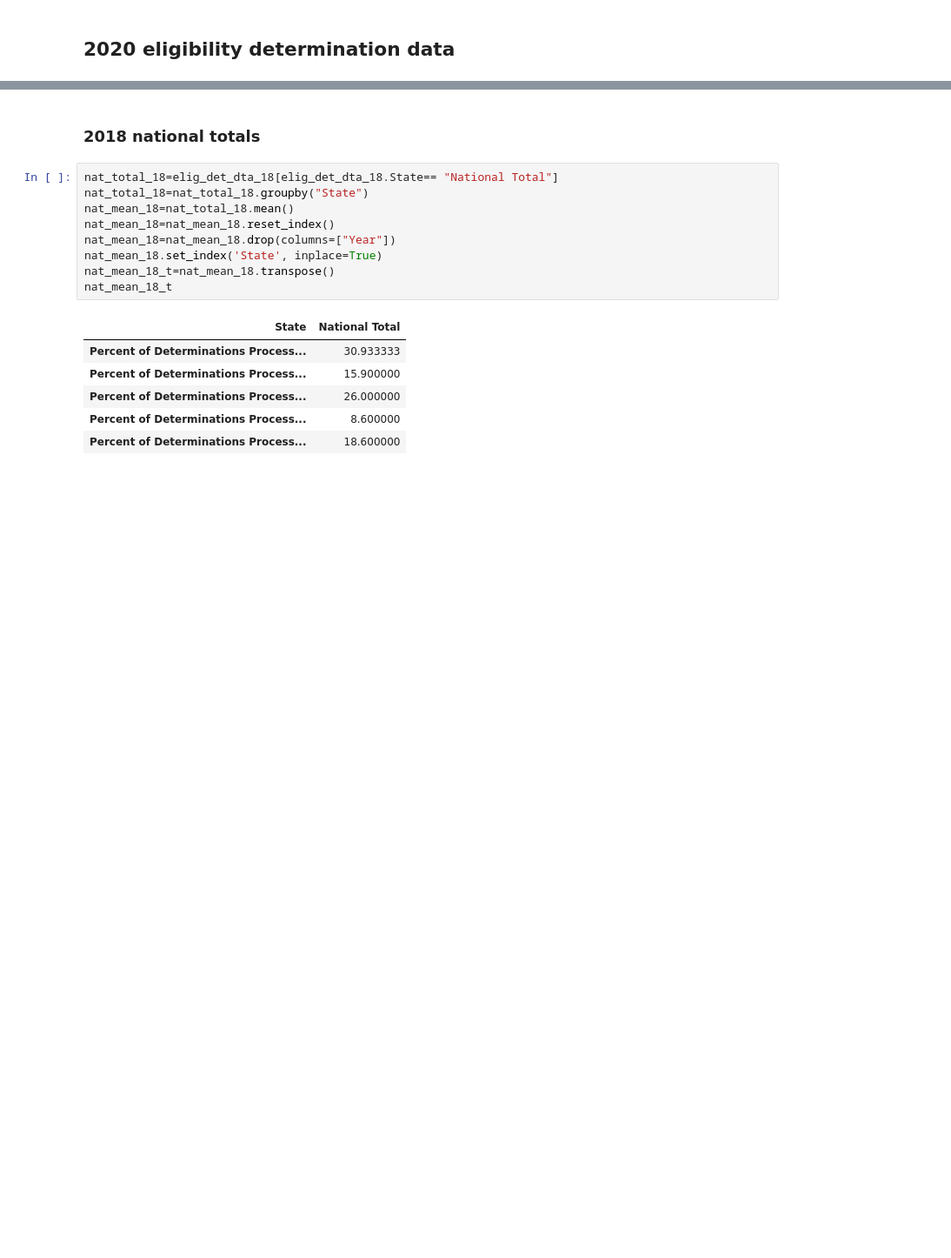
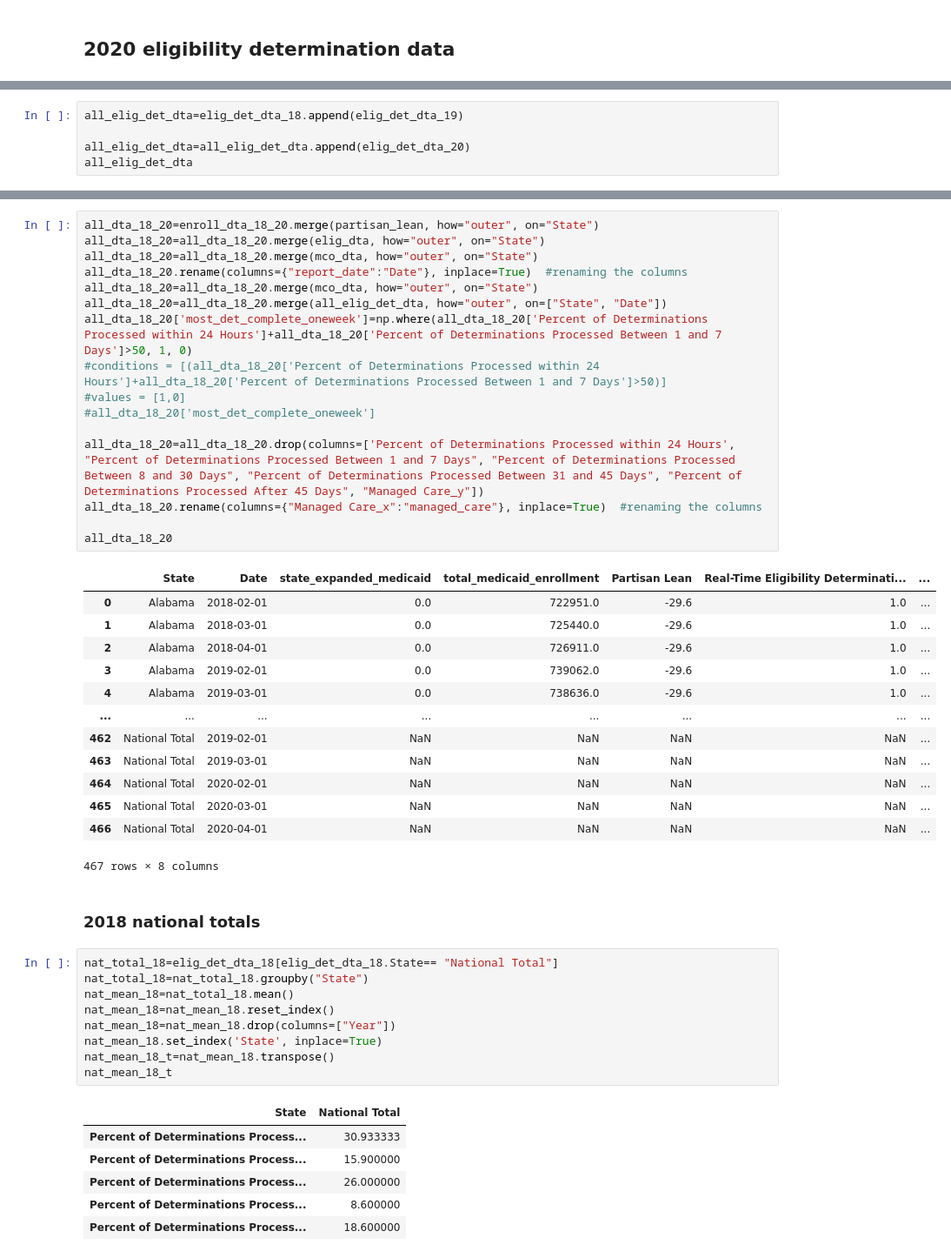
Before and after one commit to carolineeadams/Medicaid_Application_Processing_Time, a Jupyter notebook: Data Joining and Manipulation.ipynb, the cells around one changed output, grey strips where cells are left out. Shown at 87% size. Drawn from its saved outputs; the diff is of its cells as text; blank space fills up the shorter version.

Commit message:
continued work on final report

```diff
--- a/Data Joining and Manipulation.ipynb
+++ b/Data Joining and Manipulation.ipynb
@@ -286,0 +348,5 @@ elig_det_dta_20
+# %%
+all_elig_det_dta=elig_det_dta_18.append(elig_det_dta_19)
+
+all_elig_det_dta=all_elig_det_dta.append(elig_det_dta_20)
+all_elig_det_dta
@@ -287,3 +367,33 @@ elig_det_dta_20
+# %%
+all_dta_18_20=enroll_dta_18_20.merge(partisan_lean, how="outer", on="State")
+all_dta_18_20=all_dta_18_20.merge(elig_dta, how="outer", on="State")
+all_dta_18_20=all_dta_18_20.merge(mco_dta, how="outer", on="State")
+all_dta_18_20.rename(columns={"report_date":"Date"}, inplace=True)  #renaming the columns
+all_dta_18_20=all_dta_18_20.merge(mco_dta, how="outer", on="State")
+all_dta_18_20=all_dta_18_20.merge(all_elig_det_dta, how="outer", on=["State", "Date"])
+all_dta_18_20['most_det_complete_oneweek']=np.where(all_dta_18_20['Percent of Determinations Processed within 24 Hours']+all_dta_18_20['Percent of Determinations Processed Between 1 and 7 Days']>50, 1, 0)
+#conditions = [(all_dta_18_20['Percent of Determinations Processed within 24 Hours']+all_dta_18_20['Percent of Determinations Processed Between 1 and 7 Days']>50)]
+#values = [1,0]
+#all_dta_18_20['most_det_complete_oneweek']
+
+all_dta_18_20=all_dta_18_20.drop(columns=['Percent of Determinations Processed within 24 Hours', "Percent of Determinations Processed Between 1 and 7 Days", "Percent of Determinations Processed Between 8 and 30 Days", "Percent of Determinations Processed Between 31 and 45 Days", "Percent of Determinations Processed After 45 Days", "Managed Care_y"])
+all_dta_18_20.rename(columns={"Managed Care_x":"managed_care"}, inplace=True)  #renaming the columns
+
+all_dta_18_20
+# %% [output]
+|  | State | Date | state_expanded_medicaid | total_medicaid_enrollment | Partisan Lean | Real-Time Eligibility Determinati... | ... |
+| 0 | Alabama | 2018-02-01 | 0.0 | 722951.0 | -29.6 | 1.0 | ... |
+| 1 | Alabama | 2018-03-01 | 0.0 | 725440.0 | -29.6 | 1.0 | ... |
+| 2 | Alabama | 2018-04-01 | 0.0 | 726911.0 | -29.6 | 1.0 | ... |
+| 3 | Alabama | 2019-02-01 | 0.0 | 739062.0 | -29.6 | 1.0 | ... |
+| 4 | Alabama | 2019-03-01 | 0.0 | 738636.0 | -29.6 | 1.0 | ... |
+| ... | ... | ... | ... | ... | ... | ... | ... |
+| 462 | National Total | 2019-02-01 | NaN | NaN | NaN | NaN | ... |
+| 463 | National Total | 2019-03-01 | NaN | NaN | NaN | NaN | ... |
+| 464 | National Total | 2020-02-01 | NaN | NaN | NaN | NaN | ... |
+| 465 | National Total | 2020-03-01 | NaN | NaN | NaN | NaN | ... |
+| 466 | National Total | 2020-04-01 | NaN | NaN | NaN | NaN | ... |
+467 rows × 8 columns
 # %% [markdown]
 ### 2018 national totals
 # %%
```
Also changed, not shown: parts of 9 cells of this notebook, 8 other files.
